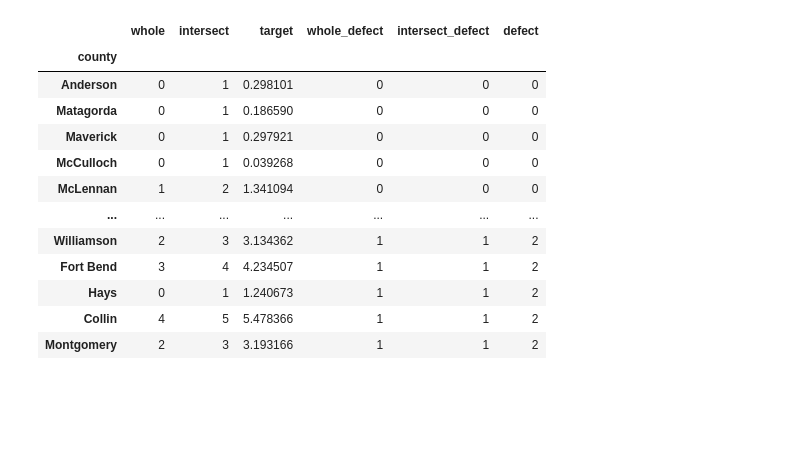
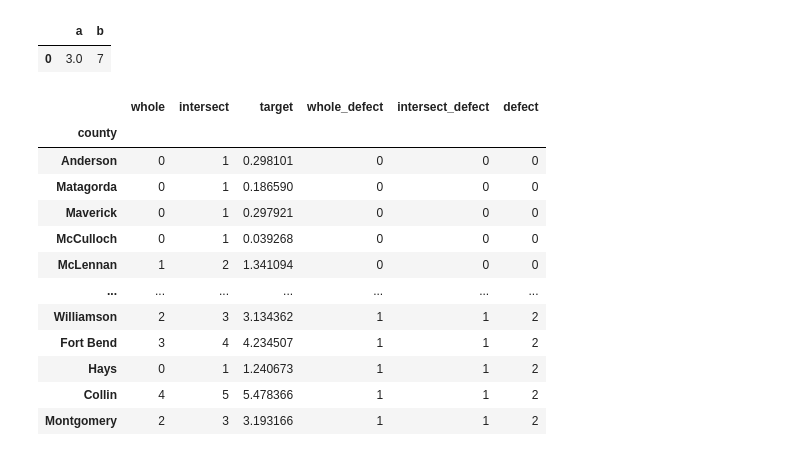
Before and after one commit to Tarleton-Math/MathVGerrmandering_CMAT_2021, a Jupyter notebook: redistricter.ipynb, the cells around one changed output. Saved outputs shown, nothing was run; the diff lists cells and outputs as text; code cells hidden in the pictures; blank space fills up the shorter version.

```diff
--- a/redistricter.ipynb
+++ b/redistricter.ipynb
@@ -59,3 +77,14 @@ M.get_splits()
+# %%
+import pandas as pd
+df = pd.DataFrame()
+# # df[['A', 'B']]=[3,7]
+# df['B']=[7]
+# df
+
+pd.DataFrame.from_dict([{'a':3.0, 'b':7}])
+# %% [output]
+|  | a | b |
+| 0 | 3.0 | 7 |
 # %%
 self = M
 df = self.nodes_df[['county', self.district_type, self.seats_col]].drop_duplicates()
```
Also changed, not shown: parts of 3 cells of this notebook, 2 other files.
